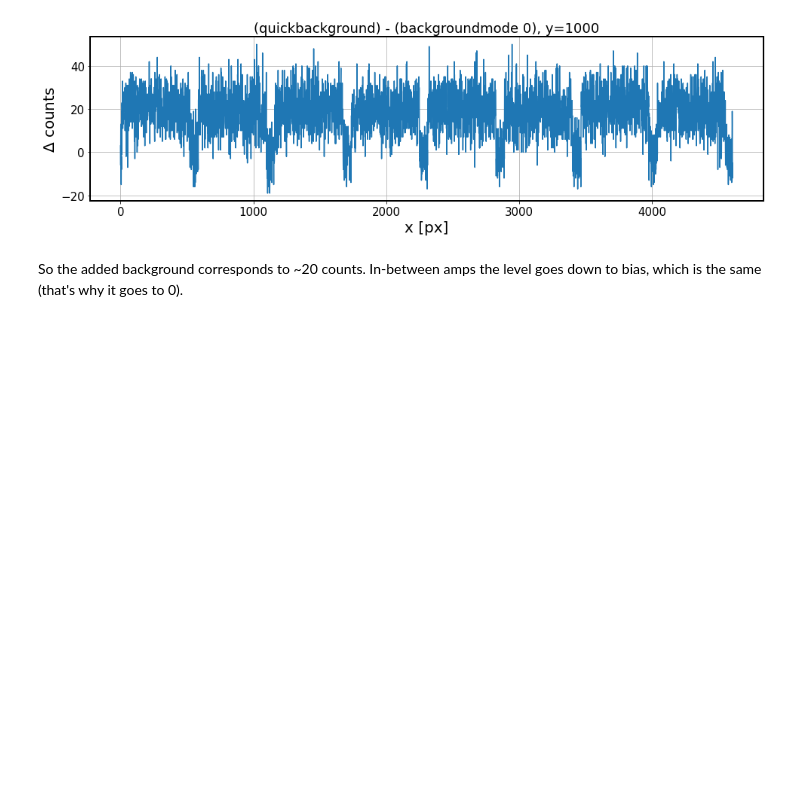
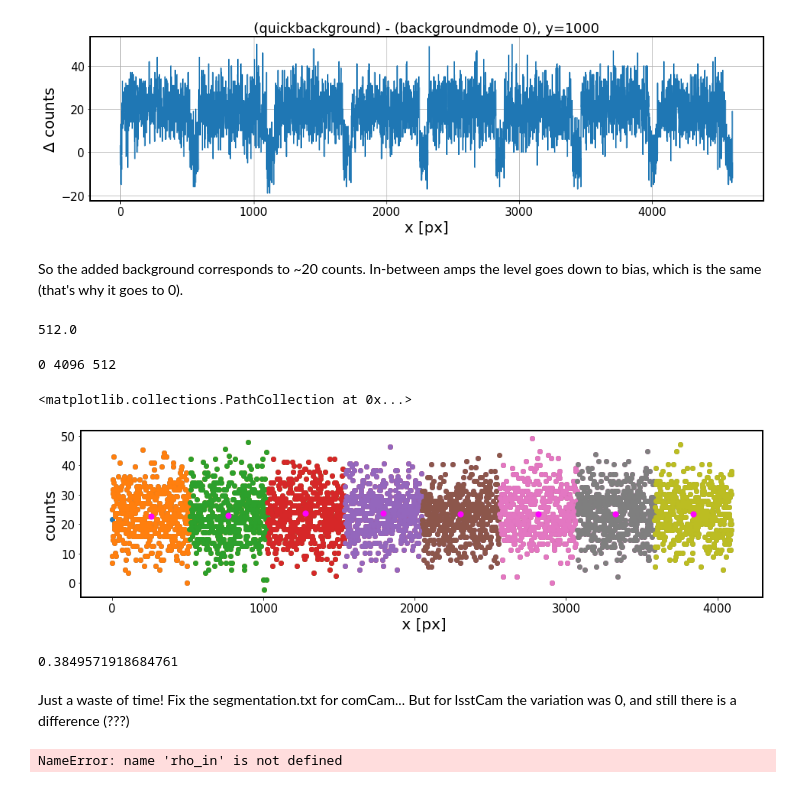
Before and after one commit to suberlak/AOS, a Jupyter notebook: AOS_quickbackground.ipynb, the cells around one changed output. Cells and saved outputs as stored; diff of their text form; code cells hidden in the pictures; blank space fills up the shorter version.

```diff
--- a/AOS_quickbackground.ipynb
+++ b/AOS_quickbackground.ipynb
@@ -185,3 +185,54 @@ Text(0.5, 1.0, '(quickbackground) - (backgroundmode 0), y=1000')
 [figure]
 # %% [markdown]
 So the added background corresponds to ~20 counts. In-between amps the level goes down to bias, which is the same (that's why it goes to 0).
+# %%
+repo_name = 'DATA'
+repo_dir = os.path.join('/project/scichris/aos/ps1_phosim/testBkgnd/qckBkgnd/',repo_name)
+
+butler = dafButler.Butler(repo_dir)
+
+exposure = butler.get('postISRCCD', detector='R22_S00', instrument="LSSTCam",
+          exposure=4000021706001,collections=['run3'])
+data = exposure.image.array
+# %%
+4096/8
+# %% [output]
+512.0
+# %%
+
+fig,ax = plt.subplots(1,1,figsize=(16,4))
+y = data[2500,:]
+x = np.arange(len(y))
+#ax.scatter(x,y, c='orange', label='postISR qckBkgnd')
+#ax.plot(data1[1000,:], c='blue', label='quickbackground')
+ax.set_xlabel(' x [px]')
+ax.set_ylabel('counts')
+
+
+
+xlim = ax.get_xlim()
+min_x, max_x , step_size = 0,4096, 512
+print(min_x,max_x,step_size)
+mean_x = np.arange(min_x, max_x+step_size , step_size)
+dx =  step_size
+median_y = np.zeros(len(mean_x))
+
+for j in range(len(median_y)):
+    # take points that are within desired x_data limits for each bin
+    # i.e. marginalize along y ( stack vertically)
+    mask =  ((mean_x[j] - dx) < x)*(x<  (mean_x[j] + dx))
+    median_y[j] = np.median(y[mask])
+    #print(x[mask])
+    ax.scatter(x[mask], y[mask])
+
+ax.scatter(mean_x[:-1]+dx/2, median_y[1:], c = 'magenta', s=50)
+# %% [output]
+0 4096 512
+<matplotlib.collections.PathCollection at 0x...>
+[figure, added]
+# %%
+np.std(median_y)
+# %% [output]
+0.3849571918684761
+# %% [markdown]
+Just a waste of time! Fix the segmentation.txt for comCam... But for lsstCam the variation was 0, and still there is a difference (???)
@@ -187,0 +243,22 @@ So the added background corresponds to ~20 counts. In-between amps the level goe
+# %%
+x = np.log10(rho_in)
+y = np.log10(rho_out)
+fig,ax = plt.subplots()
+ax.scatter(x,y)
+xlim = ax.get_xlim()
+
+min_x, max_x , step_size = xlim[0],xlim[1], 0.2
+mean_x = np.arange(min_x, max_x+step_size , step_size)
+dx = 0.5 * step_size
+median_y = np.zeros(len(mean_x))
+
+for j in range(len(median_y)):
+    # take points that are within desired x_data limits for each bin
+    # i.e. marginalize along y ( stack vertically)
+    mask =  ((mean_x[j] - dx) < x)*(x<  (mean_x[j] + dx))
+    median_y[j] = np.median(y[mask])
+    ax.scatter(x[mask], y[mask])
+
+ax.scatter(mean_x[1:], median_y[1:], c = 'magenta', s=50)
+# %% [output]
+NameError: name 'rho_in' is not defined
```
Also changed, not shown: parts of 43 cells of this notebook, 5 other files.
